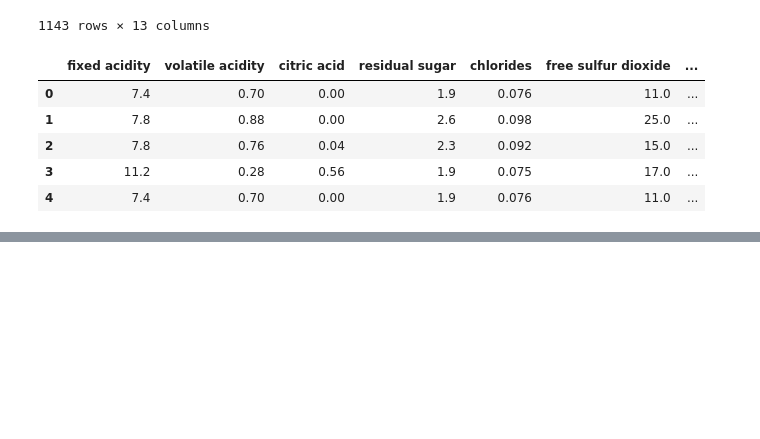
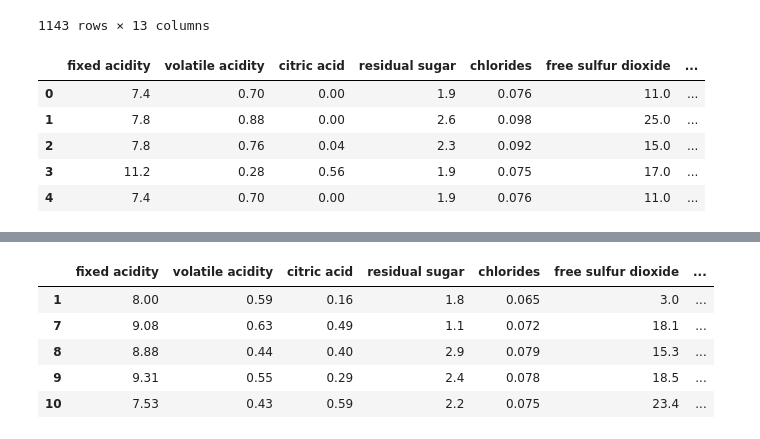
Before and after one commit to nitesh-101/Python_practice, a Jupyter notebook: Data Analysis/pandas.ipynb, the cells around one changed output, grey strips where cells are left out. Saved outputs shown, nothing was run; the diff lists cells and outputs as text; code cells hidden in the pictures; blank space fills up the shorter version.

```diff
--- a/Data Analysis/pandas.ipynb
+++ b/Data Analysis/pandas.ipynb
@@ -503,0 +831,11 @@ df.to_csv("Wine.csv",index=False) #header=False,
+# %%
+# Delete multiple records
+df1.drop(index=[5,6]   , inplace=True)
+df1.head()
+# %% [output]
+|  | fixed acidity | volatile acidity | citric acid | residual sugar | chlorides | free sulfur dioxide | ... |
+| 1 | 8.00 | 0.59 | 0.16 | 1.8 | 0.065 | 3.0 | ... |
+| 7 | 9.08 | 0.63 | 0.49 | 1.1 | 0.072 | 18.1 | ... |
+| 8 | 8.88 | 0.44 | 0.40 | 2.9 | 0.079 | 15.3 | ... |
+| 9 | 9.31 | 0.55 | 0.29 | 2.4 | 0.078 | 18.5 | ... |
+| 10 | 7.53 | 0.43 | 0.59 | 2.2 | 0.075 | 23.4 | ... |
```
Also changed, not shown: parts of 47 cells of this notebook.
